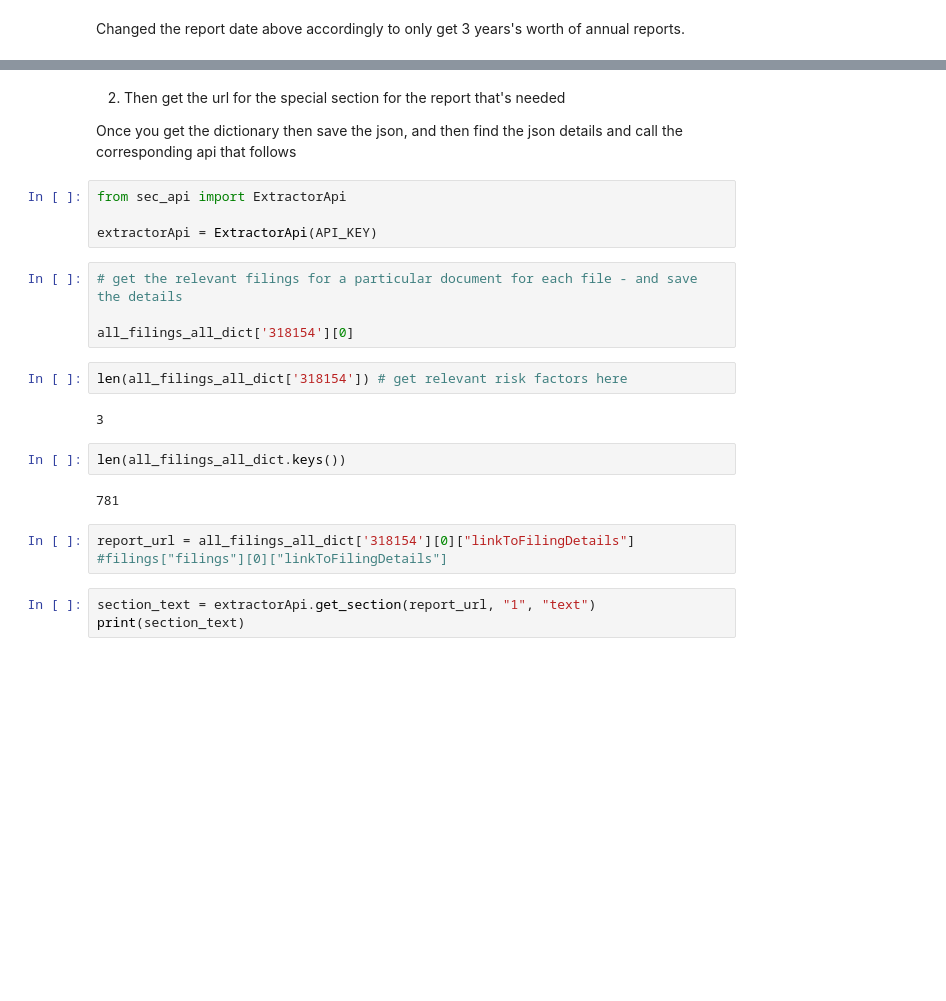
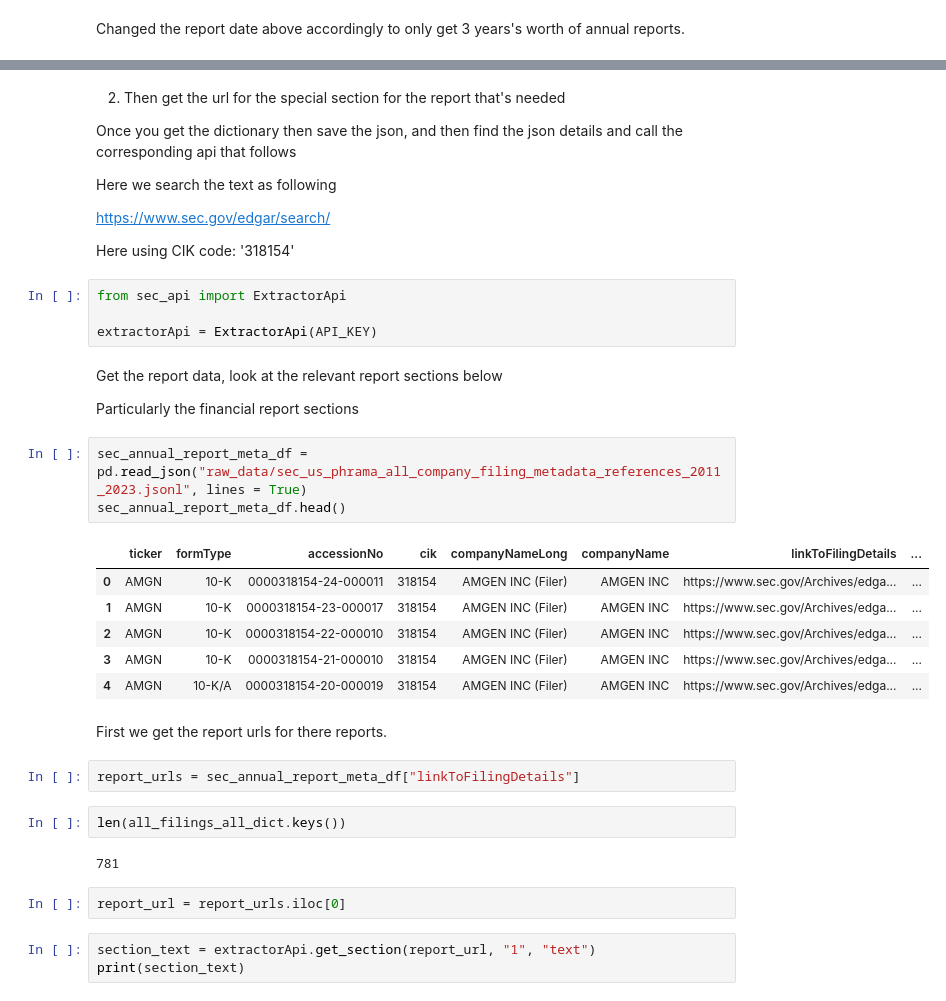
Before and after one commit to PeterHuGC/Imperial_Dissertation_Research, a Jupyter notebook: 8.EDA_All_Data/2.SEC_Annual_Reports_Extraction_Get_Resources.ipynb, the cells around one changed output, grey strips where cells are left out. Saved outputs shown, nothing was run; the diff lists cells and outputs as text; blank space fills up the shorter version.

```diff
--- a/8.EDA_All_Data/2.SEC_Annual_Reports_Extraction_Get_Resources.ipynb
+++ b/8.EDA_All_Data/2.SEC_Annual_Reports_Extraction_Get_Resources.ipynb
@@ -155,24 +273,40 @@ with open("annual_report_data/all_companies_report_metadata_2022_2024.json", "w"
 2. Then get the url for the special section for the report that's needed
 
 Once you get the dictionary then save the json, and then find the json details and call the corresponding api that follows
+
+Here we search the text as following
+
+https://www.sec.gov/edgar/search/
+
+Here using CIK code: '318154'
 # %%
 from sec_api import ExtractorApi
 
 extractorApi = ExtractorApi(API_KEY)
-# %%
-# get the relevant filings for a particular document for each file - and save the details
-
-all_filings_all_dict['318154'][0]
-# %%
-len(all_filings_all_dict['318154']) # get relevant risk factors here
-# %% [output]
-3
+# %% [markdown]
+Get the report data, look at the relevant report sections below
+
+Particularly the financial report sections
+# %%
+sec_annual_report_meta_df = pd.read_json("raw_data/sec_us_phrama_all_company_filing_metadata_references_2011_2023.jsonl", lines = True)
+sec_annual_report_meta_df.head()
+# %% [output]
+|  | ticker | formType | accessionNo | cik | companyNameLong | companyName | linkToFilingDetails | ... |
+| 0 | AMGN | 10-K | 0000318154-24-000011 | 318154 | AMGEN INC (Filer) | AMGEN INC | https://www.sec.gov/Archives/edga... | ... |
+| 1 | AMGN | 10-K | 0000318154-23-000017 | 318154 | AMGEN INC (Filer) | AMGEN INC | https://www.sec.gov/Archives/edga... | ... |
+| 2 | AMGN | 10-K | 0000318154-22-000010 | 318154 | AMGEN INC (Filer) | AMGEN INC | https://www.sec.gov/Archives/edga... | ... |
+| 3 | AMGN | 10-K | 0000318154-21-000010 | 318154 | AMGEN INC (Filer) | AMGEN INC | https://www.sec.gov/Archives/edga... | ... |
+| 4 | AMGN | 10-K/A | 0000318154-20-000019 | 318154 | AMGEN INC (Filer) | AMGEN INC | https://www.sec.gov/Archives/edga... | ... |
+# %% [markdown]
+First we get the report urls for there reports.
+# %%
+report_urls = sec_annual_report_meta_df["linkToFilingDetails"]
 # %%
 len(all_filings_all_dict.keys())
 # %% [output]
 781
-# %%
-report_url = all_filings_all_dict['318154'][0]["linkToFilingDetails"] #filings["filings"][0]["linkToFilingDetails"]
+# %%
+report_url = report_urls.iloc[0]
 # %%
 section_text = extractorApi.get_section(report_url, "1", "text")
 print(section_text)
```
Also changed, not shown: parts of 74 cells of this notebook, 6 other files.
